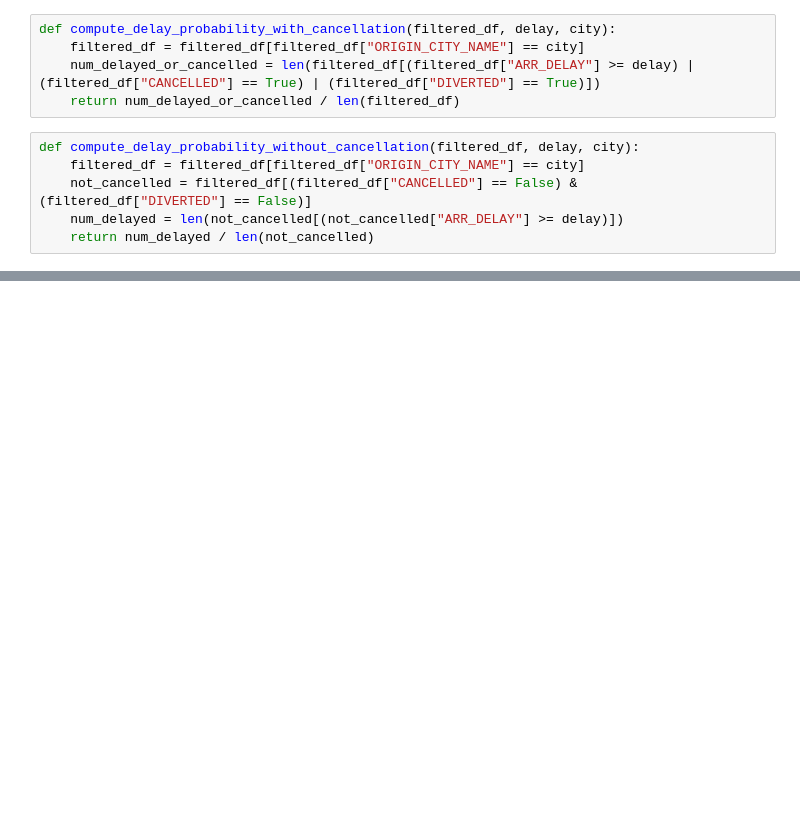
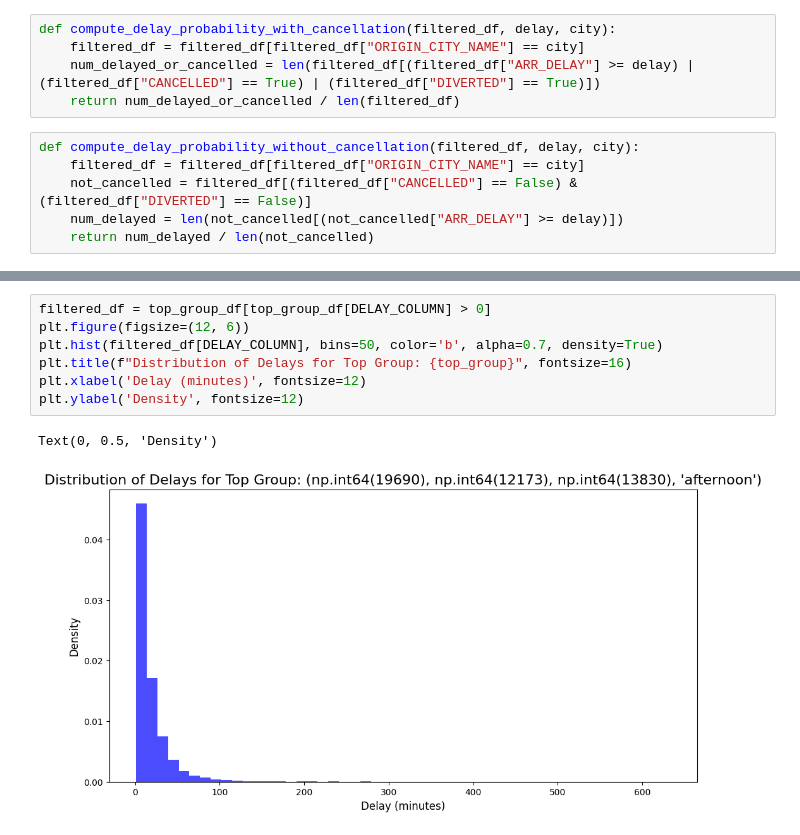
Before and after one commit to SirjanK/FlightAnalysis, a Jupyter notebook: FlightDelayAnalysis.ipynb, the cells around one changed output, grey strips where cells are left out. Saved outputs shown, nothing was run; the diff lists cells and outputs as text; blank space fills up the shorter version.

```diff
--- a/FlightDelayAnalysis.ipynb
+++ b/FlightDelayAnalysis.ipynb
@@ -167,0 +368,10 @@ for city in cities:
+# %%
+filtered_df = top_group_df[top_group_df[DELAY_COLUMN] > 0]
+plt.figure(figsize=(12, 6))
+plt.hist(filtered_df[DELAY_COLUMN], bins=50, color='b', alpha=0.7, density=True)
+plt.title(f"Distribution of Delays for Top Group: {top_group}", fontsize=16)
+plt.xlabel('Delay (minutes)', fontsize=12)
+plt.ylabel('Density', fontsize=12)
+# %% [output]
+Text(0, 0.5, 'Density')
+[figure, added]
```
Also changed, not shown: parts of 40 cells of this notebook, 1 other file.
